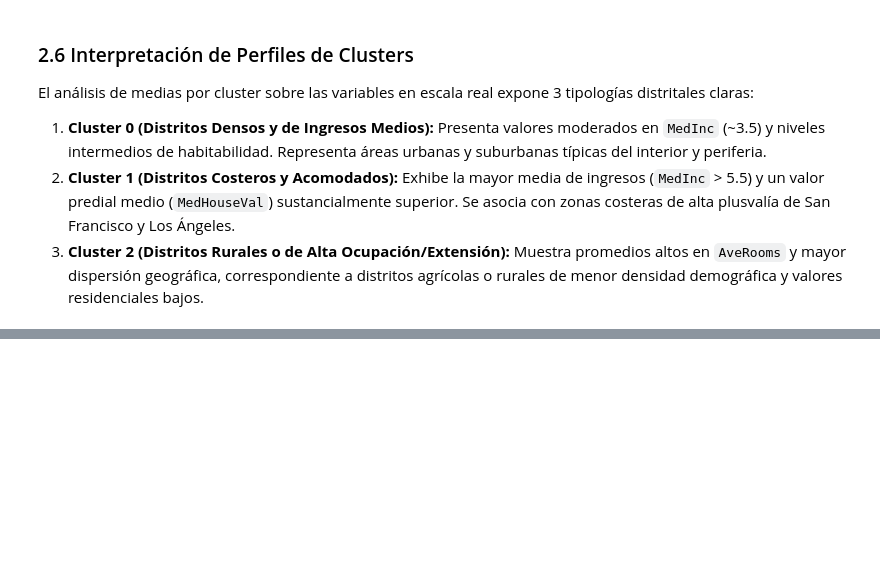
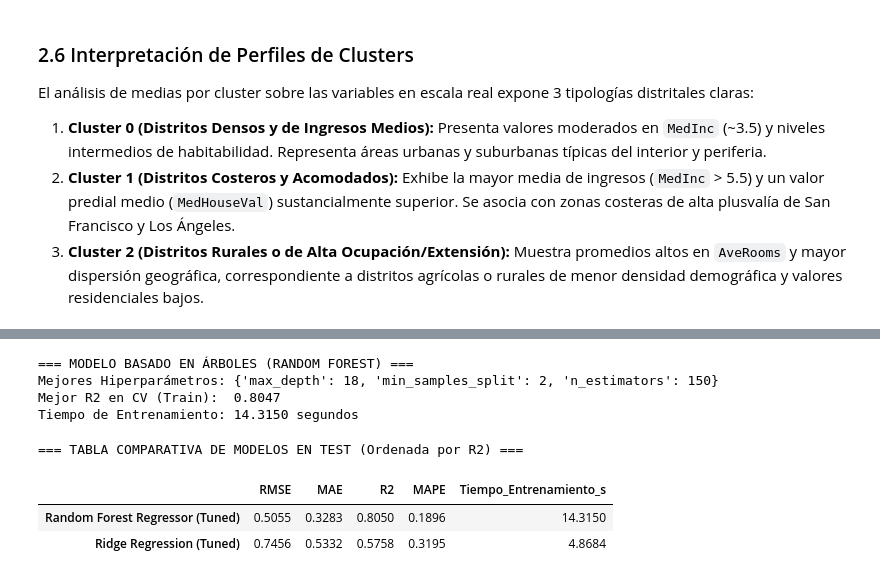
Before and after one commit to alejandro-engr/ML1_ExamenAplicado_Contreras_Alejandro, a Jupyter notebook: examen_ml1.ipynb, the cells around one changed output, grey strips where cells are left out. Drawn from its saved outputs; the diff is of its cells as text; code cells hidden in the pictures; blank space fills up the shorter version.

```diff
--- a/examen_ml1.ipynb
+++ b/examen_ml1.ipynb
@@ -544,0 +579,74 @@ El análisis de medias por cluster sobre las variables en escala real expone 3 t
+# %%
+# 3.2 Modelo Basado en Árboles: Random Forest con GridSearchCV
+param_grid_rf = {
+    'n_estimators': [100, 150],
+    'max_depth': [12, 18],
+    'min_samples_split': [2, 5]
+}
+
+rf_base = RandomForestRegressor(random_state=42, n_jobs=-1)
+grid_rf = GridSearchCV(
+    estimator=rf_base,
+    param_grid=param_grid_rf,
+    cv=5,
+    scoring='r2',
+    n_jobs=-1
+)
+
+start_time_rf = time.time()
+grid_rf.fit(X_train_prep, y_train)
+train_time_rf = time.time() - start_time_rf
+
+best_rf = grid_rf.best_estimator_
+
+print("=== MODELO BASADO EN ÁRBOLES (RANDOM FOREST) ===")
+print(f"Mejores Hiperparámetros: {grid_rf.best_params_}")
+print(f"Mejor R2 en CV (Train):  {grid_rf.best_score_:.4f}")
+print(f"Tiempo de Entrenamiento: {train_time_rf:.4f} segundos")
+# %% [output]
+=== MODELO BASADO EN ÁRBOLES (RANDOM FOREST) ===
+Mejores Hiperparámetros: {'max_depth': 18, 'min_samples_split': 2, 'n_estimators': 150}
+Mejor R2 en CV (Train):  0.8047
+Tiempo de Entrenamiento: 14.3150 segundos
+# %%
+# 3.3 Evaluación sobre Conjunto de Prueba y Exportación de Métricas
+
+# Inferencia sobre X_test preprocesado (sin reajustar)
+y_pred_ridge = best_ridge.predict(X_test_prep)
+y_pred_rf = best_rf.predict(X_test_prep)
+
+# Inferencia sobre Train para control de overfitting
+y_train_pred_ridge = best_ridge.predict(X_train_prep)
+y_train_pred_rf = best_rf.predict(X_train_prep)
+
+def calcular_metricas(y_true, y_pred, tiempo_entrenamiento):
+    rmse = np.sqrt(mean_squared_error(y_true, y_pred))
+    mae = mean_absolute_error(y_true, y_pred)
+    r2 = r2_score(y_true, y_pred)
+    mape = mean_absolute_percentage_error(y_true, y_pred)
+    return {
+        'RMSE': round(rmse, 4),
+        'MAE': round(mae, 4),
+        'R2': round(r2, 4),
+        'MAPE': round(mape, 4),
+        'Tiempo_Entrenamiento_s': round(tiempo_entrenamiento, 4)
+    }
+
+metrics_dict = {
+    'Ridge Regression (Tuned)': calcular_metricas(y_test, y_pred_ridge, train_time_ridge),
+    'Random Forest Regressor (Tuned)': calcular_metricas(y_test, y_pred_rf, train_time_rf)
+}
+
+df_metrics = pd.DataFrame(metrics_dict).T
+df_metrics = df_metrics.sort_values(by='R2', ascending=False)
+
+# Exportar tabla comparativa al repositorio
+df_metrics.to_csv('metricas_modelos.csv', index=True)
+
+print("=== TABLA COMPARATIVA DE MODELOS EN TEST (Ordenada por R2) ===")
+display(df_metrics)
+# %% [output]
+=== TABLA COMPARATIVA DE MODELOS EN TEST (Ordenada por R2) ===
+|  | RMSE | MAE | R2 | MAPE | Tiempo_Entrenamiento_s |
+| Random Forest Regressor (Tuned) | 0.5055 | 0.3283 | 0.8050 | 0.1896 | 14.3150 |
+| Ridge Regression (Tuned) | 0.7456 | 0.5332 | 0.5758 | 0.3195 | 4.8684 |
```
Also changed, not shown: parts of 8 cells of this notebook, 3 other files.
